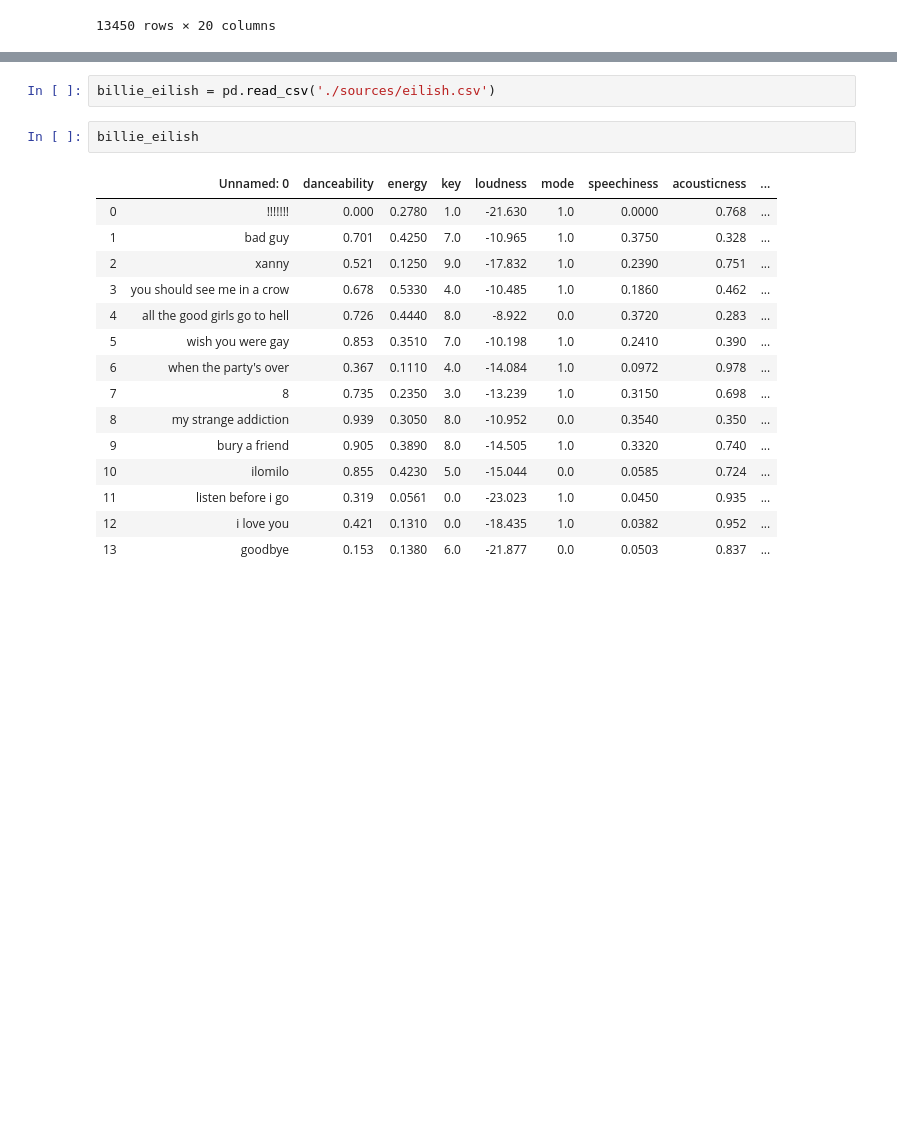
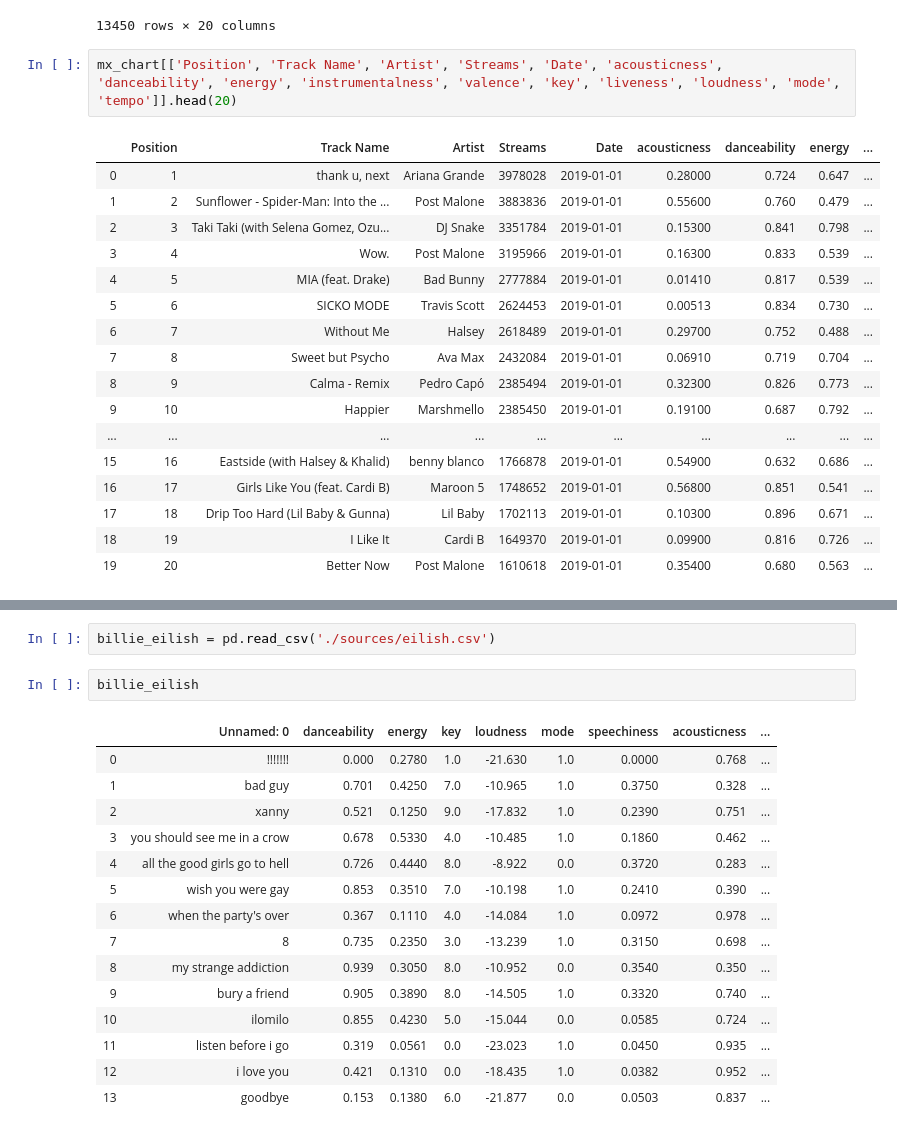
Before and after one commit to Manolomon/mx-spotify-trends, a Jupyter notebook: study.ipynb, the cells around one changed output, grey strips where cells are left out. Drawn from its saved outputs; the diff is of its cells as text; blank space fills up the shorter version.

```diff
--- a/study.ipynb
+++ b/study.ipynb
@@ -23,6 +23,26 @@ mx_chart
 | 13448 | 49 | Wow. | Post Malone | 1375268 | https://open.spotify.com/track/7x... | 2019-09-26 | 7xQAfvXzm3AkraOtGPWIZg | 0.1360 | 0.829 | ... |
 | 13449 | 50 | Die For Me (feat. Future & Halsey) | Post Malone | 1374894 | https://open.spotify.com/track/2C... | 2019-09-26 | 2C6WXnmZ66tHhHlnvwePiK | 0.1900 | 0.614 | ... |
 13450 rows × 20 columns
+# %%
+mx_chart[['Position', 'Track Name', 'Artist', 'Streams', 'Date', 'acousticness', 'danceability', 'energy', 'instrumentalness', 'valence', 'key', 'liveness', 'loudness', 'mode', 'tempo']].head(20)
+# %% [output]
+|  | Position | Track Name | Artist | Streams | Date | acousticness | danceability | energy | ... |
+| 0 | 1 | thank u, next | Ariana Grande | 3978028 | 2019-01-01 | 0.28000 | 0.724 | 0.647 | ... |
+| 1 | 2 | Sunflower - Spider-Man: Into the ... | Post Malone | 3883836 | 2019-01-01 | 0.55600 | 0.760 | 0.479 | ... |
+| 2 | 3 | Taki Taki (with Selena Gomez, Ozu... | DJ Snake | 3351784 | 2019-01-01 | 0.15300 | 0.841 | 0.798 | ... |
+| 3 | 4 | Wow. | Post Malone | 3195966 | 2019-01-01 | 0.16300 | 0.833 | 0.539 | ... |
+| 4 | 5 | MIA (feat. Drake) | Bad Bunny | 2777884 | 2019-01-01 | 0.01410 | 0.817 | 0.539 | ... |
+| 5 | 6 | SICKO MODE | Travis Scott | 2624453 | 2019-01-01 | 0.00513 | 0.834 | 0.730 | ... |
+| 6 | 7 | Without Me | Halsey | 2618489 | 2019-01-01 | 0.29700 | 0.752 | 0.488 | ... |
+| 7 | 8 | Sweet but Psycho | Ava Max | 2432084 | 2019-01-01 | 0.06910 | 0.719 | 0.704 | ... |
+| 8 | 9 | Calma - Remix | Pedro Capó | 2385494 | 2019-01-01 | 0.32300 | 0.826 | 0.773 | ... |
+| 9 | 10 | Happier | Marshmello | 2385450 | 2019-01-01 | 0.19100 | 0.687 | 0.792 | ... |
+| ... | ... | ... | ... | ... | ... | ... | ... | ... | ... |
+| 15 | 16 | Eastside (with Halsey & Khalid) | benny blanco | 1766878 | 2019-01-01 | 0.54900 | 0.632 | 0.686 | ... |
+| 16 | 17 | Girls Like You (feat. Cardi B) | Maroon 5 | 1748652 | 2019-01-01 | 0.56800 | 0.851 | 0.541 | ... |
+| 17 | 18 | Drip Too Hard (Lil Baby & Gunna) | Lil Baby | 1702113 | 2019-01-01 | 0.10300 | 0.896 | 0.671 | ... |
+| 18 | 19 | I Like It | Cardi B | 1649370 | 2019-01-01 | 0.09900 | 0.816 | 0.726 | ... |
+| 19 | 20 | Better Now | Post Malone | 1610618 | 2019-01-01 | 0.35400 | 0.680 | 0.563 | ... |
 # %%
 from pandas.plotting import register_matplotlib_converters
 
```
Also changed, not shown: parts of 13 cells of this notebook, 7 other files.
